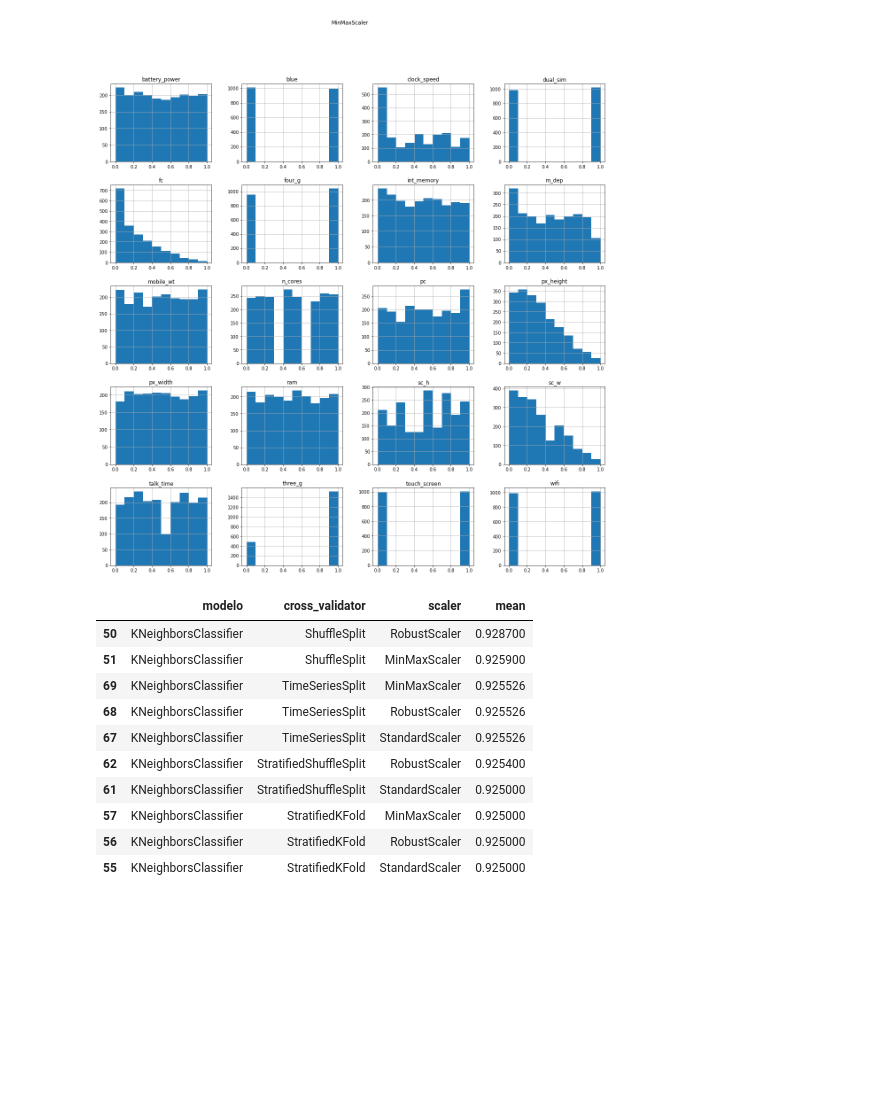
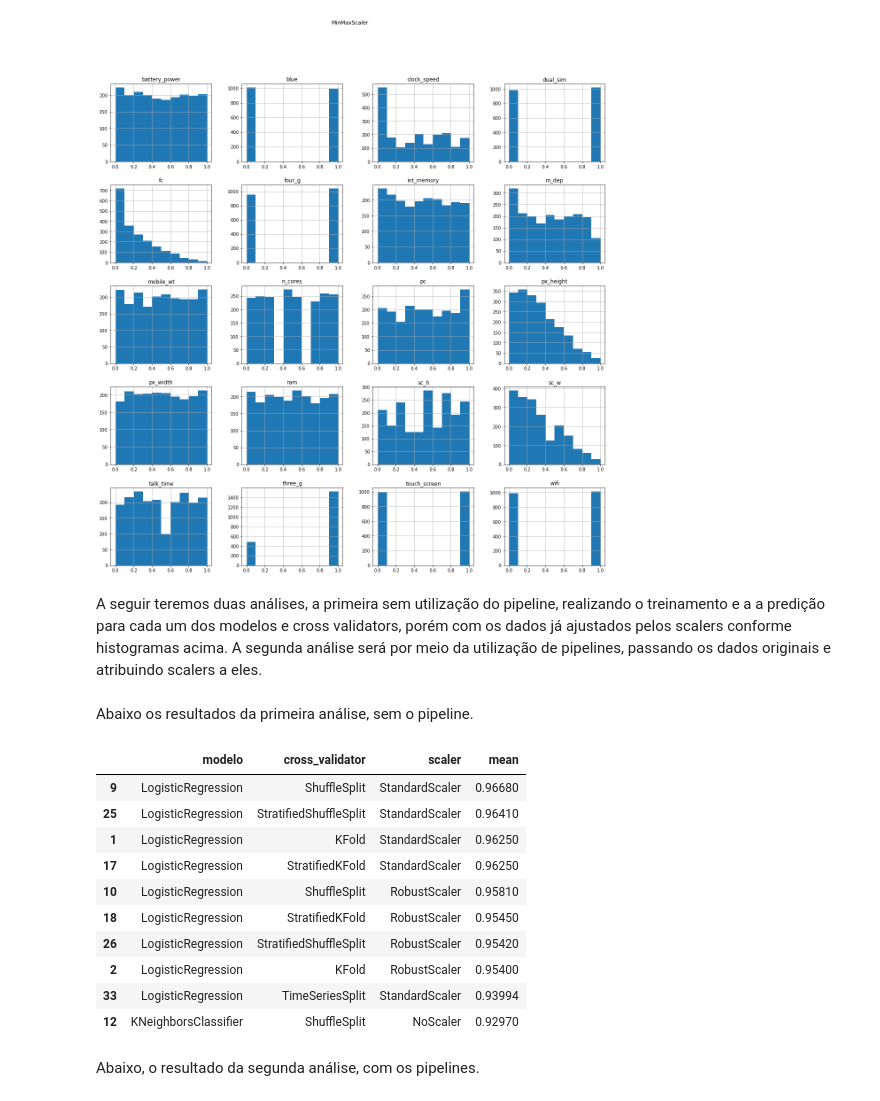
Before and after one commit to arthurclucas/ReconhecimentoPadroes, a Jupyter notebook: notebook04-avaliando_a_generalizacao_de_algoritmos.ipynb, the cells around one changed output. Cells and saved outputs as stored; diff of their text form; code cells hidden in the pictures; blank space fills up the shorter version.

Commit message:
correção na segunda análise, utilizando pipeline

```diff
--- a/notebook04-avaliando_a_generalizacao_de_algoritmos.ipynb
+++ b/notebook04-avaliando_a_generalizacao_de_algoritmos.ipynb
@@ -71,8 +71,8 @@ memory usage: 328.2 KB
 # %% [markdown]
 Segue histograma de como os dados se encontram na base
 # %%
-fig = plt.figure(figsize = (20,20))
-plt.xticks(fontsize=12)
-plt.yticks(fontsize=12)
-ax = fig.gca()
-dados.hist(ax = ax)
+# fig = plt.figure(figsize = (20,20))
+# plt.xticks(fontsize=12)
+# plt.yticks(fontsize=12)
+# ax = fig.gca()
+# dados.hist(ax = ax)
@@ -103,22 +84,8 @@ A variável **Xs** terá uma lista de tuplas no formado (descrição, dados) ger
 n_splits=5
 
 cvs = [KFold(n_splits=n_splits), ShuffleSplit(n_splits=n_splits), StratifiedKFold(n_splits=n_splits), StratifiedShuffleSplit(n_splits=n_splits), TimeSeriesSplit(n_splits=n_splits)]
-cv_names = []
-
-for cv in cvs:
-    cv_names.append(type(cv).__name__)
-
 scs = [StandardScaler(), RobustScaler(), MinMaxScaler()]
-sc_names = []
-sc_names.append('NoScaler')
-for sc in scs:
-    sc_names.append(type(sc).__name__)
-
 modelos = [LogisticRegression(), KNeighborsClassifier(n_neighbors=7)]
-model_names = []
-for modelo in modelos:
-    model_names.append(type(modelo).__name__)
-
 Xs = []
 
 final = []
@@ -149,6 +116,8 @@ for Xi in Xs:
 [figure]
 [figure]
 [figure]
+# %% [markdown]
+A seguir teremos duas análises, a primeira sem utilização do pipeline, realizando o treinamento e a a predição para cada um dos modelos e cross validators, porém com os dados já ajustados pelos scalers conforme histogramas acima. A segunda análise será por meio da utilização de pipelines, passando os dados originais e atribuindo scalers a eles.
 # %%
 final.clear()
 for cv in cvs:
@@ -167,27 +136,31 @@ for cv in cvs:
             mean = 0
             for i in range(10):
                 pipeline =  Pipeline([("padronizacao", sc), ("classificador", modelo)])
-                scores = cross_validate(modelo, X, y, cv=cv)
+                scores = cross_validate(pipeline, X, y, cv=cv)
                 mean += np.mean(scores['test_score'])
             mean = mean /10
             final.append((type(modelo).__name__, type(cv).__name__, type(sc).__name__, mean, True))
 # %%
 df = pd.DataFrame(data=final, columns=final_cols)
+# %% [markdown]
+Abaixo os resultados da primeira análise, sem o pipeline.
 # %%
-df1 = df[df['pipeline']]
+df1 = df[df['pipeline'] == False]
 df1 = df1.sort_values(by='mean', ascending=False)
 df1 = df1.drop('pipeline', axis=1)
 df1.head(10)
 # %% [output]
 |  | modelo | cross_validator | scaler | mean |
-| 50 | KNeighborsClassifier | ShuffleSplit | RobustScaler | 0.928700 |
-| 51 | KNeighborsClassifier | ShuffleSplit | MinMaxScaler | 0.925900 |
-| 69 | KNeighborsClassifier | TimeSeriesSplit | MinMaxScaler | 0.925526 |
-| 68 | KNeighborsClassifier | TimeSeriesSplit | RobustScaler | 0.925526 |
-| 67 | KNeighborsClassifier | TimeSeriesSplit | StandardScaler | 0.925526 |
-| 62 | KNeighborsClassifier | StratifiedShuffleSplit | RobustScaler | 0.925400 |
-| 61 | KNeighborsClassifier | StratifiedShuffleSplit | StandardScaler | 0.925000 |
-| 57 | KNeighborsClassifier | StratifiedKFold | MinMaxScaler | 0.925000 |
-| 56 | KNeighborsClassifier | StratifiedKFold | RobustScaler | 0.925000 |
-| 55 | KNeighborsClassifier | StratifiedKFold | StandardScaler | 0.925000 |
+| 9 | LogisticRegression | ShuffleSplit | StandardScaler | 0.96680 |
+| 25 | LogisticRegression | StratifiedShuffleSplit | StandardScaler | 0.96410 |
+| 1 | LogisticRegression | KFold | StandardScaler | 0.96250 |
+| 17 | LogisticRegression | StratifiedKFold | StandardScaler | 0.96250 |
+| 10 | LogisticRegression | ShuffleSplit | RobustScaler | 0.95810 |
+| 18 | LogisticRegression | StratifiedKFold | RobustScaler | 0.95450 |
+| 26 | LogisticRegression | StratifiedShuffleSplit | RobustScaler | 0.95420 |
+| 2 | LogisticRegression | KFold | RobustScaler | 0.95400 |
+| 33 | LogisticRegression | TimeSeriesSplit | StandardScaler | 0.93994 |
+| 12 | KNeighborsClassifier | ShuffleSplit | NoScaler | 0.92970 |
+# %% [markdown]
+Abaixo, o resultado da segunda análise, com os pipelines.
 # %%
```
Also changed, not shown: parts of 3 cells of this notebook.
